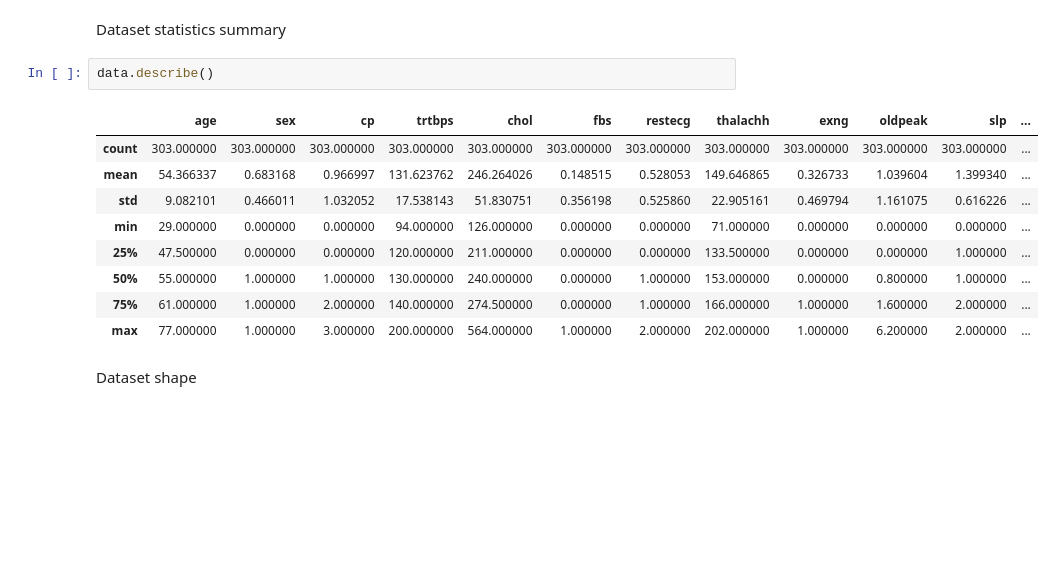
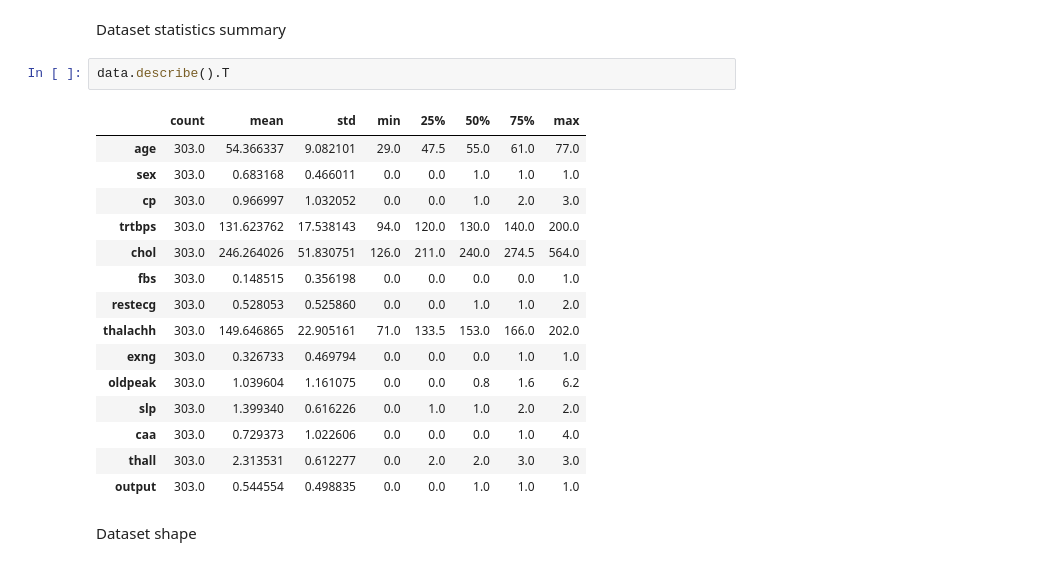
Before and after one commit to joaoreis16/heart_attack_prediction, a Jupyter notebook: code/main.ipynb, the cells around one changed output. Cells and saved outputs as stored; diff of their text form; blank space fills up the shorter version.

```diff
--- a/code/main.ipynb
+++ b/code/main.ipynb
@@ -25,17 +25,23 @@ data.head()
 # %% [markdown]
 Dataset statistics summary
 # %%
-data.describe()
+data.describe().T
 # %% [output]
-|  | age | sex | cp | trtbps | chol | fbs | restecg | thalachh | exng | oldpeak | slp | ... |
-| count | 303.000000 | 303.000000 | 303.000000 | 303.000000 | 303.000000 | 303.000000 | 303.000000 | 303.000000 | 303.000000 | 303.000000 | 303.000000 | ... |
-| mean | 54.366337 | 0.683168 | 0.966997 | 131.623762 | 246.264026 | 0.148515 | 0.528053 | 149.646865 | 0.326733 | 1.039604 | 1.399340 | ... |
-| std | 9.082101 | 0.466011 | 1.032052 | 17.538143 | 51.830751 | 0.356198 | 0.525860 | 22.905161 | 0.469794 | 1.161075 | 0.616226 | ... |
-| min | 29.000000 | 0.000000 | 0.000000 | 94.000000 | 126.000000 | 0.000000 | 0.000000 | 71.000000 | 0.000000 | 0.000000 | 0.000000 | ... |
-| 25% | 47.500000 | 0.000000 | 0.000000 | 120.000000 | 211.000000 | 0.000000 | 0.000000 | 133.500000 | 0.000000 | 0.000000 | 1.000000 | ... |
-| 50% | 55.000000 | 1.000000 | 1.000000 | 130.000000 | 240.000000 | 0.000000 | 1.000000 | 153.000000 | 0.000000 | 0.800000 | 1.000000 | ... |
-| 75% | 61.000000 | 1.000000 | 2.000000 | 140.000000 | 274.500000 | 0.000000 | 1.000000 | 166.000000 | 1.000000 | 1.600000 | 2.000000 | ... |
-| max | 77.000000 | 1.000000 | 3.000000 | 200.000000 | 564.000000 | 1.000000 | 2.000000 | 202.000000 | 1.000000 | 6.200000 | 2.000000 | ... |
+|  | count | mean | std | min | 25% | 50% | 75% | max |
+| age | 303.0 | 54.366337 | 9.082101 | 29.0 | 47.5 | 55.0 | 61.0 | 77.0 |
+| sex | 303.0 | 0.683168 | 0.466011 | 0.0 | 0.0 | 1.0 | 1.0 | 1.0 |
+| cp | 303.0 | 0.966997 | 1.032052 | 0.0 | 0.0 | 1.0 | 2.0 | 3.0 |
+| trtbps | 303.0 | 131.623762 | 17.538143 | 94.0 | 120.0 | 130.0 | 140.0 | 200.0 |
+| chol | 303.0 | 246.264026 | 51.830751 | 126.0 | 211.0 | 240.0 | 274.5 | 564.0 |
+| fbs | 303.0 | 0.148515 | 0.356198 | 0.0 | 0.0 | 0.0 | 0.0 | 1.0 |
+| restecg | 303.0 | 0.528053 | 0.525860 | 0.0 | 0.0 | 1.0 | 1.0 | 2.0 |
+| thalachh | 303.0 | 149.646865 | 22.905161 | 71.0 | 133.5 | 153.0 | 166.0 | 202.0 |
+| exng | 303.0 | 0.326733 | 0.469794 | 0.0 | 0.0 | 0.0 | 1.0 | 1.0 |
+| oldpeak | 303.0 | 1.039604 | 1.161075 | 0.0 | 0.0 | 0.8 | 1.6 | 6.2 |
+| slp | 303.0 | 1.399340 | 0.616226 | 0.0 | 1.0 | 1.0 | 2.0 | 2.0 |
+| caa | 303.0 | 0.729373 | 1.022606 | 0.0 | 0.0 | 0.0 | 1.0 | 4.0 |
+| thall | 303.0 | 2.313531 | 0.612277 | 0.0 | 2.0 | 2.0 | 3.0 | 3.0 |
+| output | 303.0 | 0.544554 | 0.498835 | 0.0 | 0.0 | 1.0 | 1.0 | 1.0 |
 # %% [markdown]
 Dataset shape
 # %%
```
Also changed, not shown: parts of 7 cells of this notebook.
